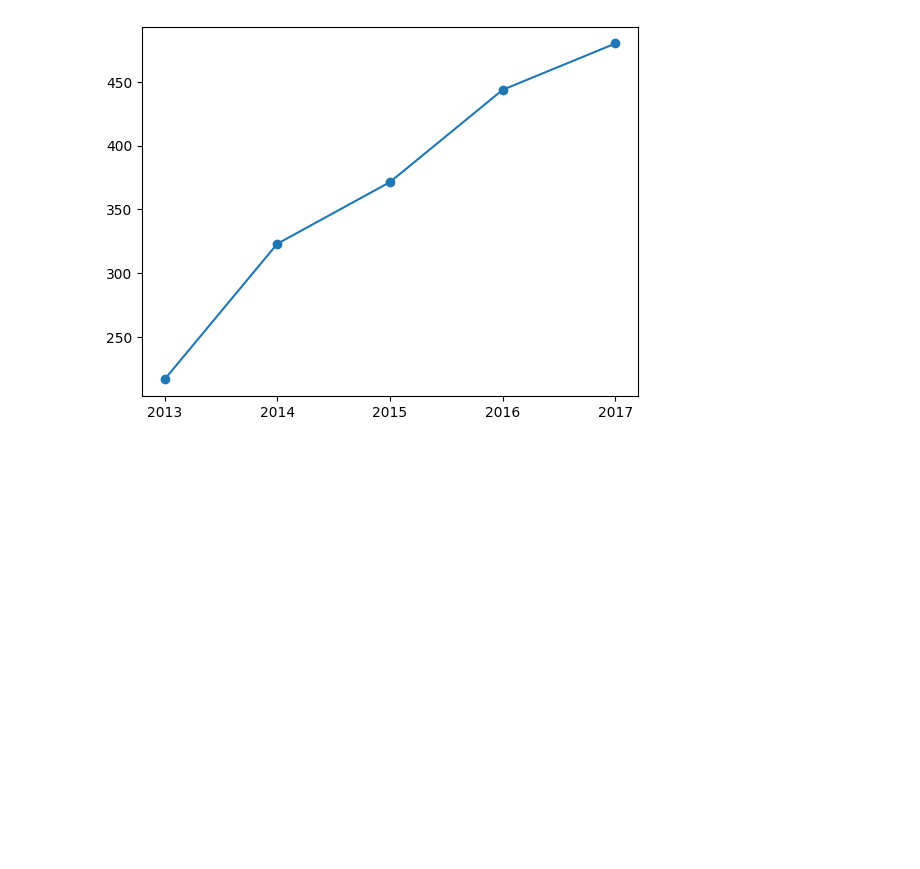
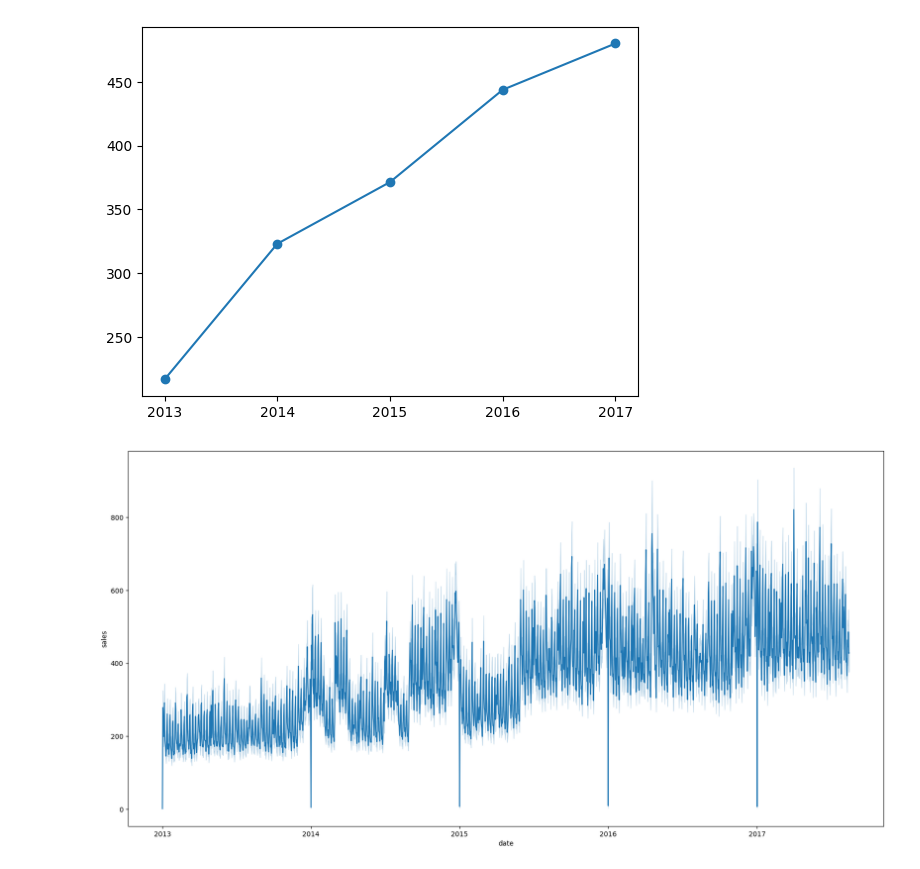
Before and after one commit to acies-udaykiran-rachamsetty/Capstone-Project, a Jupyter notebook: Notebooks/train.ipynb, the cells around one changed output. Cells and saved outputs as stored; diff of their text form; code cells hidden in the pictures; blank space fills up the shorter version.

```diff
--- a/Notebooks/train.ipynb
+++ b/Notebooks/train.ipynb
@@ -82,3 +124,13 @@ plt.xticks(range(2013, 2018))
   Text(2016, 0, '2016'),
   Text(2017, 0, '2017')])
 [figure]
+# %%
+train['date'] = pd.to_datetime(train['date'])
+
+plt.figure(figsize=(20, 10))
+sns.lineplot(data = train, x = 'date', y = 'sales')
+
+plt.gca().xaxis.set_major_locator(mdates.YearLocator())
+plt.gca().xaxis.set_major_formatter(mdates.DateFormatter('%Y'))
+# %% [output]
+[figure, added]
```
Also changed, not shown: parts of 7 cells of this notebook.
